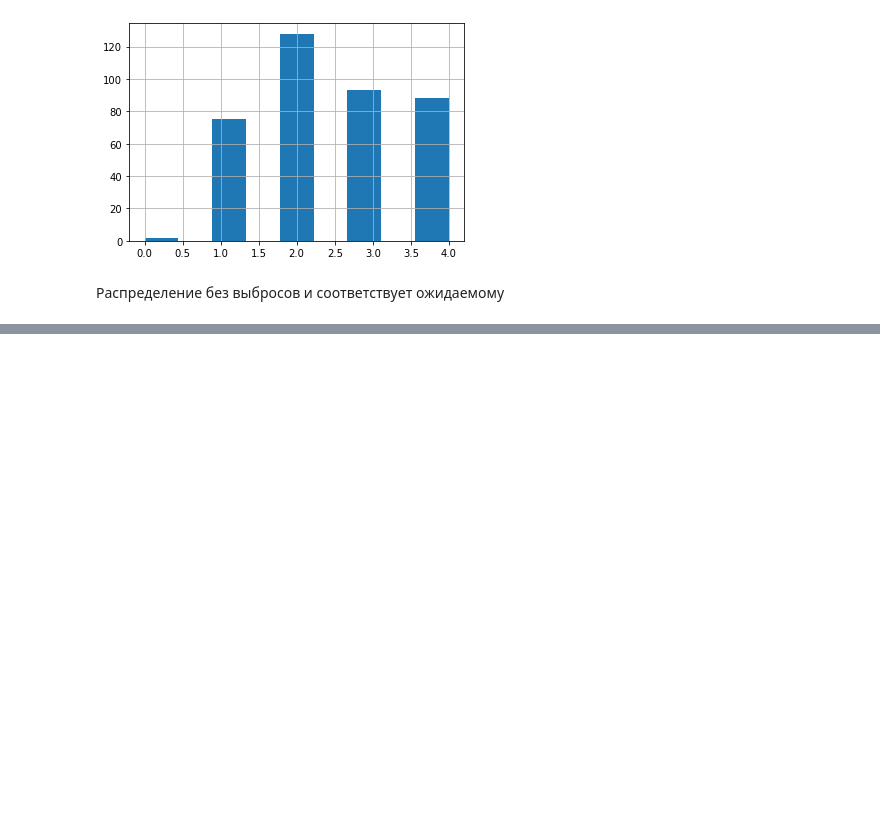
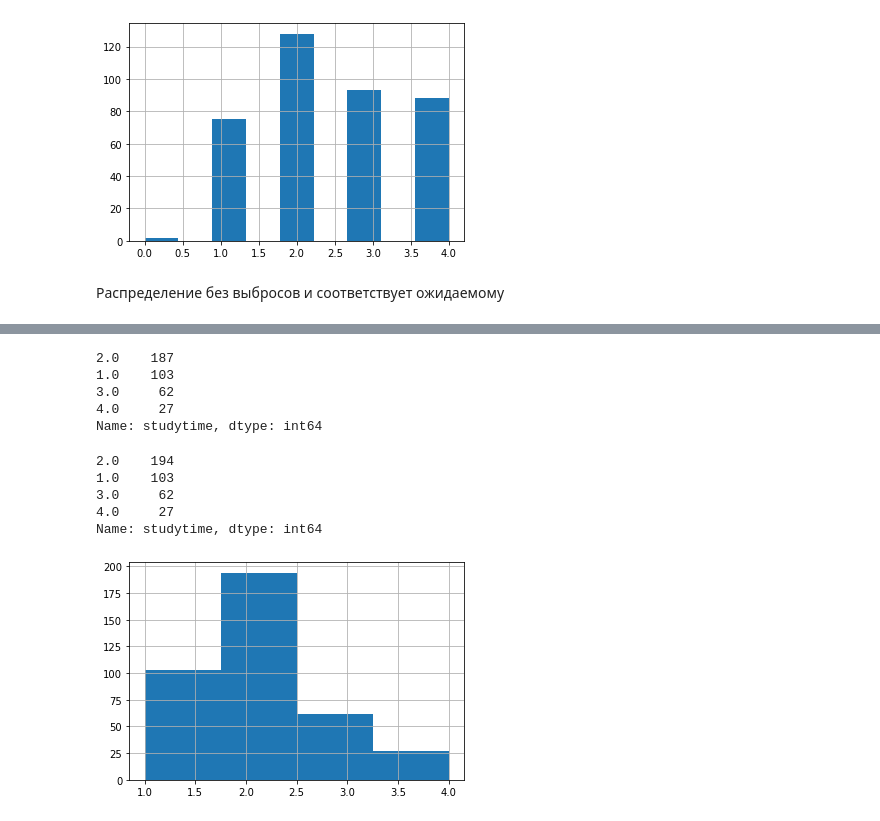
Before and after one commit to cfif76/Fcourse, a Jupyter notebook: module_2/project_2-анализ_данных_EDA.ipynb, the cells around one changed output, grey strips where cells are left out. Saved outputs shown, nothing was run; the diff lists cells and outputs as text; code cells hidden in the pictures; blank space fills up the shorter version.

```diff
--- a/module_2/project_2-анализ_данных_EDA.ipynb
+++ b/module_2/project_2-анализ_данных_EDA.ipynb
@@ -358,0 +383,20 @@ Name: Fedu, dtype: int64
+# %%
+display(students.studytime.value_counts())
+# %% [output]
+2.0    187
+1.0    103
+3.0     62
+4.0     27
+Name: studytime, dtype: int64
+# %%
+students = fill_nan(students, 'studytime', func='mode')
+#display(students.info())
+students.studytime.hist(bins=4)
+display(students.studytime.value_counts())
+# %% [output]
+2.0    194
+1.0    103
+3.0     62
+4.0     27
+Name: studytime, dtype: int64
+[figure, added]
```
Also changed, not shown: parts of 90 cells of this notebook.
